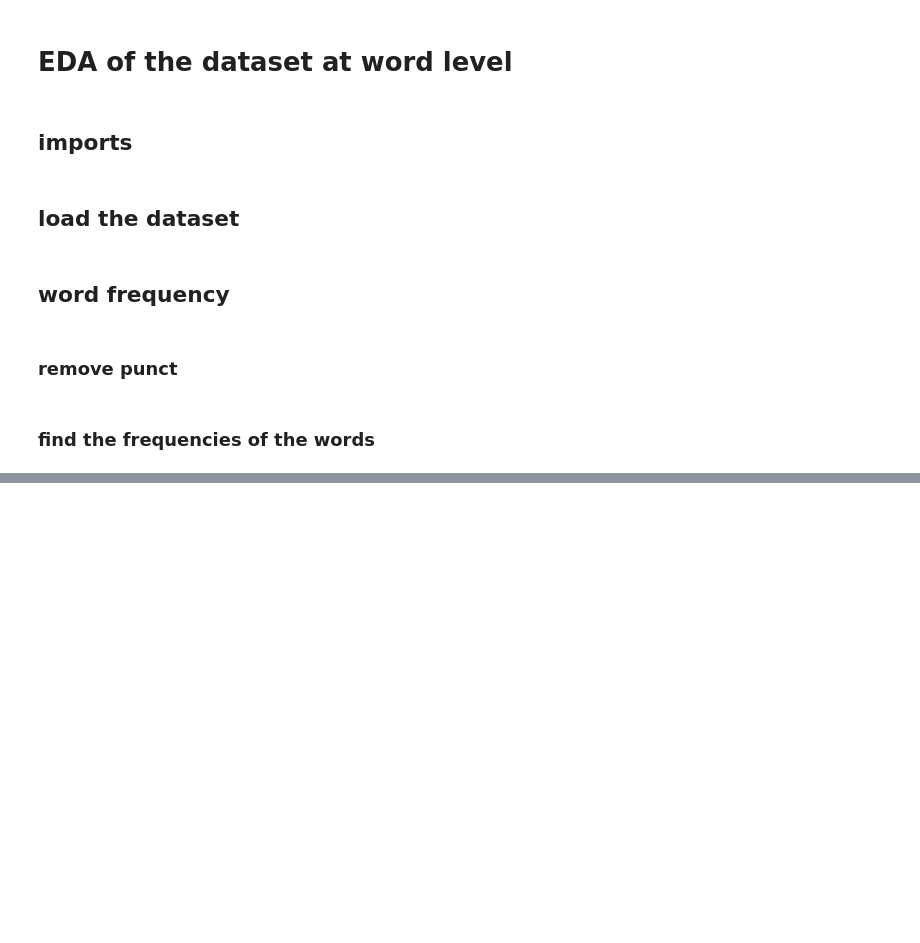
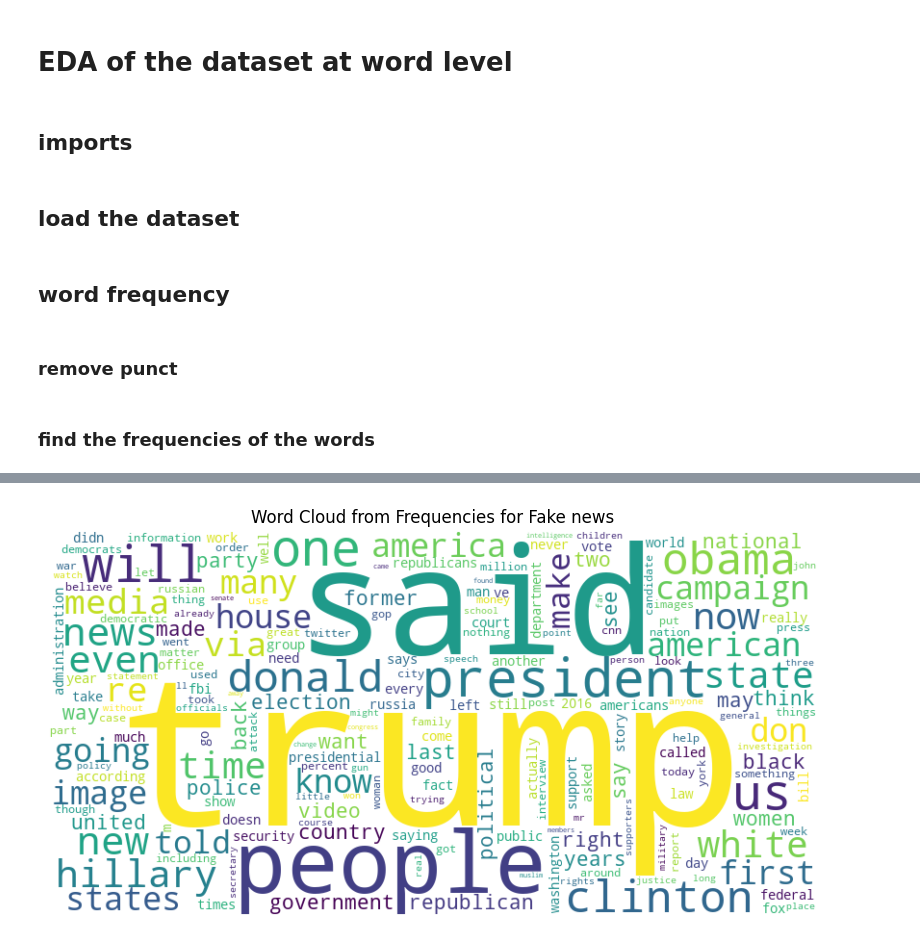
Before and after one commit to avarose444/Big-Data-Final-Project, a Jupyter notebook: word_cloud.ipynb, the cells around one changed output, grey strips where cells are left out. Cells and saved outputs as stored; diff of their text form; code cells hidden in the pictures; blank space fills up the shorter version.

```diff
--- a/word_cloud.ipynb
+++ b/word_cloud.ipynb
@@ -104,0 +114,13 @@ fake_dict.sort_values(0,ascending=False)
+# %%
+def word_cloud_gen(df: pd.DataFrame,fake_or_real:'string') -> None:
+    word_freq_dict = dict(zip(df.index, df[0]))
+    wordcloud = WordCloud(width=800, height=400, background_color='white').generate_from_frequencies(word_freq_dict)
+    plt.figure(figsize=(10, 5))
+    plt.imshow(wordcloud, interpolation='bilinear')
+    plt.axis('off') # Hide the axes
+    plt.title(f'Word Cloud from Frequencies for {fake_or_real} News')
+    plt.show()
+# %%
+word_cloud_gen(fake_dict,'Fake')
+# %% [output]
+[figure, added]
```
Also changed, not shown: parts of 8 cells of this notebook.
